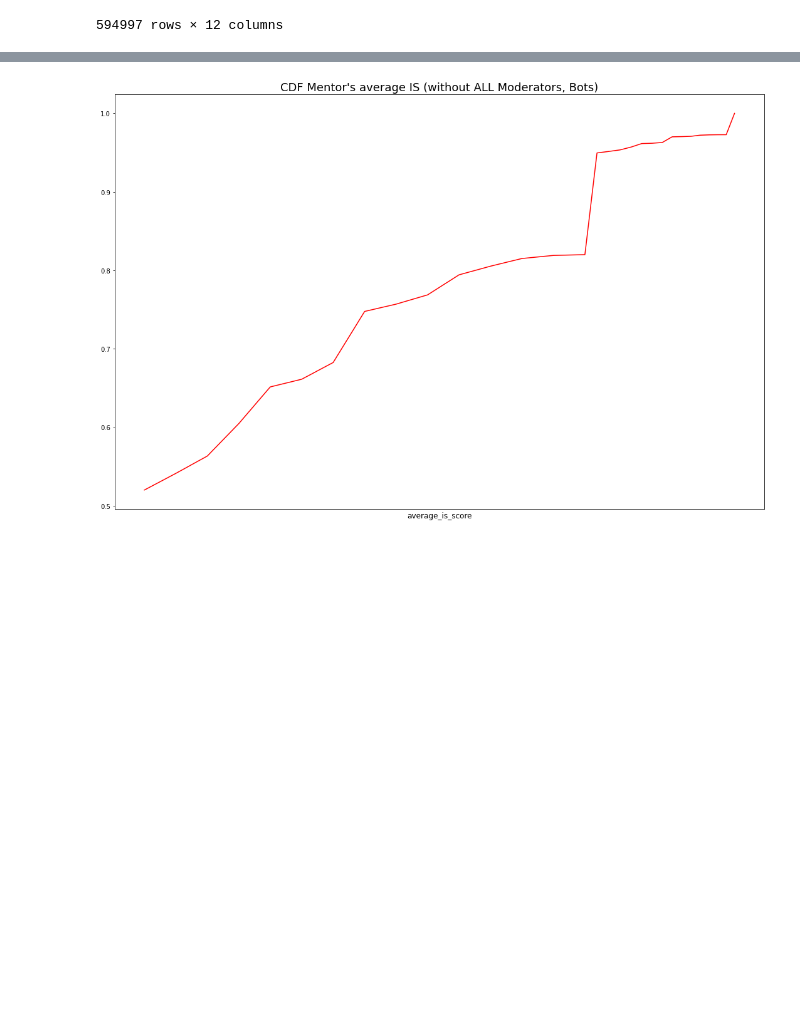
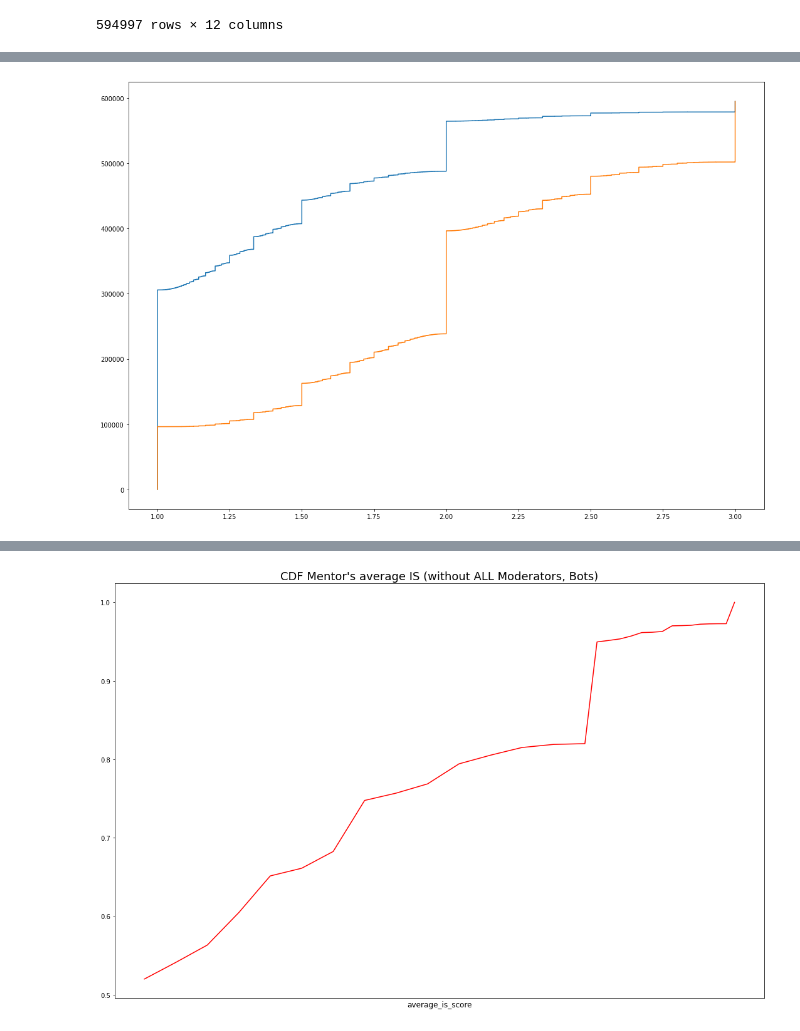
Before and after one commit to tr0up2r/plotting-and-graph-analysis, a Jupyter notebook: cdf.ipynb, the cells around one changed output, grey strips where cells are left out. Cells and saved outputs as stored; diff of their text form; code cells hidden in the pictures; blank space fills up the shorter version.

```diff
--- a/cdf.ipynb
+++ b/cdf.ipynb
@@ -26,0 +34,11 @@ def draw_cdf(np_result, n_bins, label, title, color):
+# %%
+def draw_cdf3(np_result_list):
+    fig = plt.figure(figsize=(15,10)) ## 캔버스 생성
+    fig.set_facecolor('white') ## 캔버스 색상 설정
+    ax = fig.add_subplot()
+
+    for np_result in np_result_list:
+        sorted_data = np.sort(np_result)
+        plt.step(sorted_data, np.arange(sorted_data.size))
+
+    plt.show()
@@ -55,0 +100,7 @@ result_df
+# %%
+np_result_list = []
+np_result_list.append(np.array(result_df['average_is_score'].tolist()))
+np_result_list.append(np.array(result_df['average_es_score'].tolist()))
+draw_cdf3(np_result_list)
+# %% [output]
+[figure, added]
```
Also changed, not shown: parts of 8 cells of this notebook.
